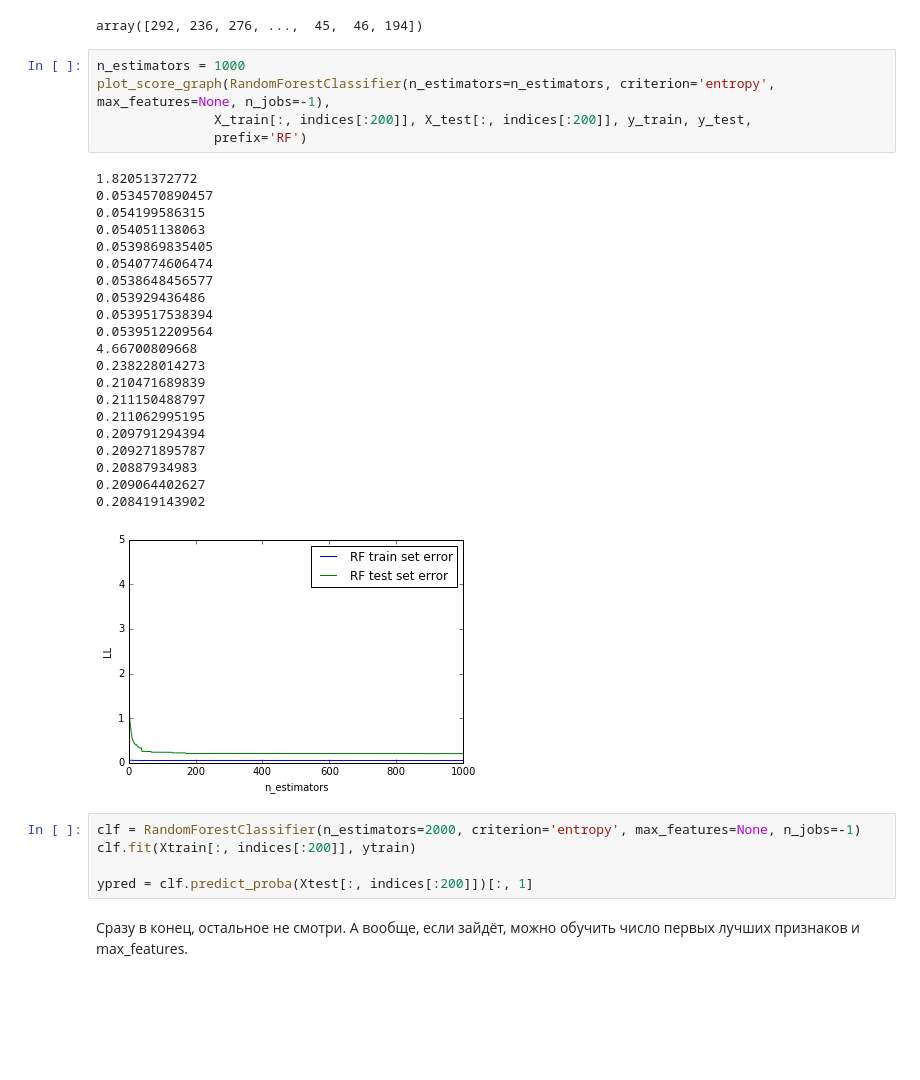
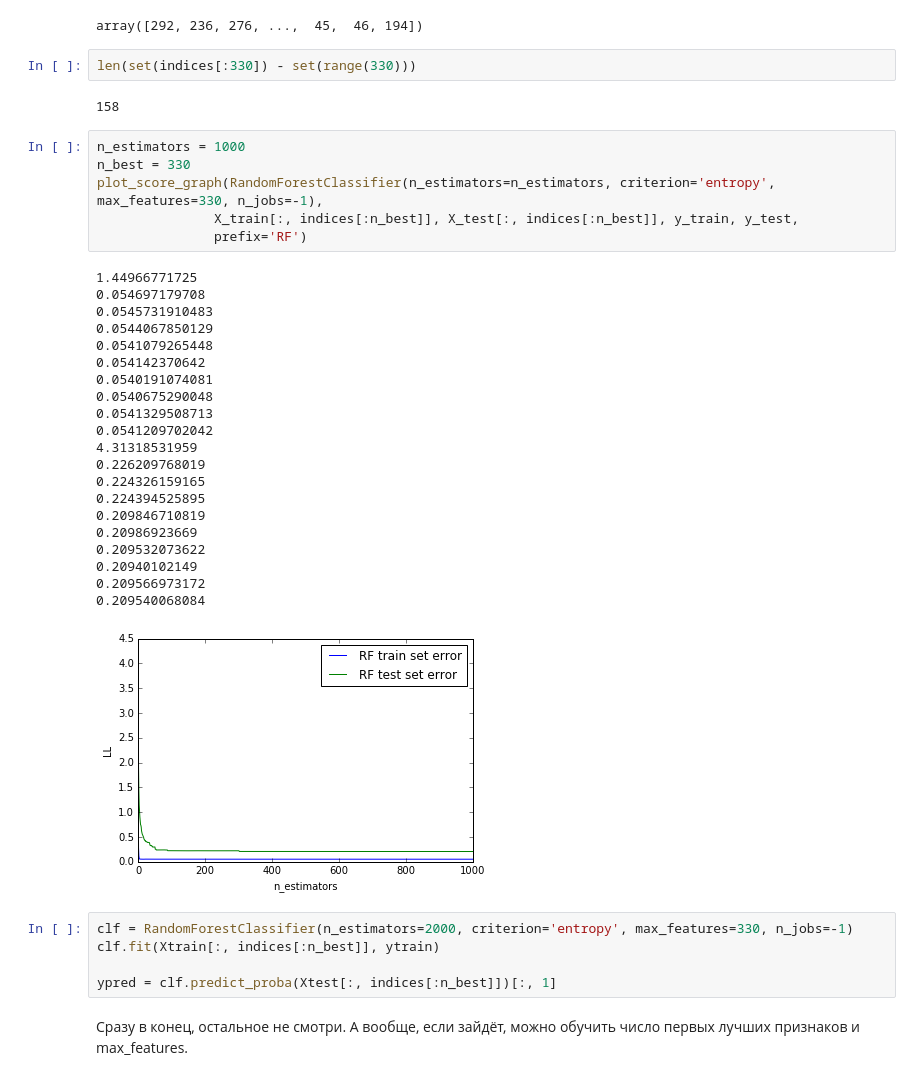
Before and after one commit to alexsyrom/SHAD_ML_KAGGLE_2, a Jupyter notebook: solution.ipynb, the cells around one changed output. Cells and saved outputs as stored; diff of their text form; blank space fills up the shorter version.

```diff
--- a/solution.ipynb
+++ b/solution.ipynb
@@ -168,38 +168,43 @@ plot(importances[indices], '-o')
 indices
 # %% [output]
 array([292, 236, 276, ...,  45,  46, 194])
+# %%
+len(set(indices[:330]) - set(range(330)))
+# %% [output]
+158
 # %%
 n_estimators = 1000
-plot_score_graph(RandomForestClassifier(n_estimators=n_estimators, criterion='entropy', max_features=None, n_jobs=-1),
-               X_train[:, indices[:200]], X_test[:, indices[:200]], y_train, y_test,
+n_best = 330
+plot_score_graph(RandomForestClassifier(n_estimators=n_estimators, criterion='entropy', max_features=330, n_jobs=-1),
+               X_train[:, indices[:n_best]], X_test[:, indices[:n_best]], y_train, y_test,
                prefix='RF')
 # %% [output]
-1.82051372772
-0.0534570890457
-0.054199586315
-0.054051138063
-0.0539869835405
-0.0540774606474
-0.0538648456577
-0.053929436486
-0.0539517538394
-0.0539512209564
-4.66700809668
-0.238228014273
-0.210471689839
-0.211150488797
-0.211062995195
-0.209791294394
-0.209271895787
-0.20887934983
-0.209064402627
-0.208419143902
+1.44966771725
+0.054697179708
+0.0545731910483
+0.0544067850129
+0.0541079265448
+0.054142370642
+0.0540191074081
+0.0540675290048
+0.0541329508713
+0.0541209702042
+4.31318531959
+0.226209768019
+0.224326159165
+0.224394525895
+0.209846710819
+0.20986923669
+0.209532073622
+0.20940102149
+0.209566973172
+0.209540068084
-[figure, old version]
+[figure, new version]
 # %%
-clf = RandomForestClassifier(n_estimators=2000, criterion='entropy', max_features=None, n_jobs=-1)
-clf.fit(Xtrain[:, indices[:200]], ytrain)
+clf = RandomForestClassifier(n_estimators=2000, criterion='entropy', max_features=330, n_jobs=-1)
+clf.fit(Xtrain[:, indices[:n_best]], ytrain)
 
-ypred = clf.predict_proba(Xtest[:, indices[:200]])[:, 1]
+ypred = clf.predict_proba(Xtest[:, indices[:n_best]])[:, 1]
 # %% [markdown]
 Сразу в конец, остальное не смотри. А вообще, если зайдёт, можно обучить число первых лучших признаков и max_features.
 # %% [markdown]
```
Also changed, not shown: 1 other file.
